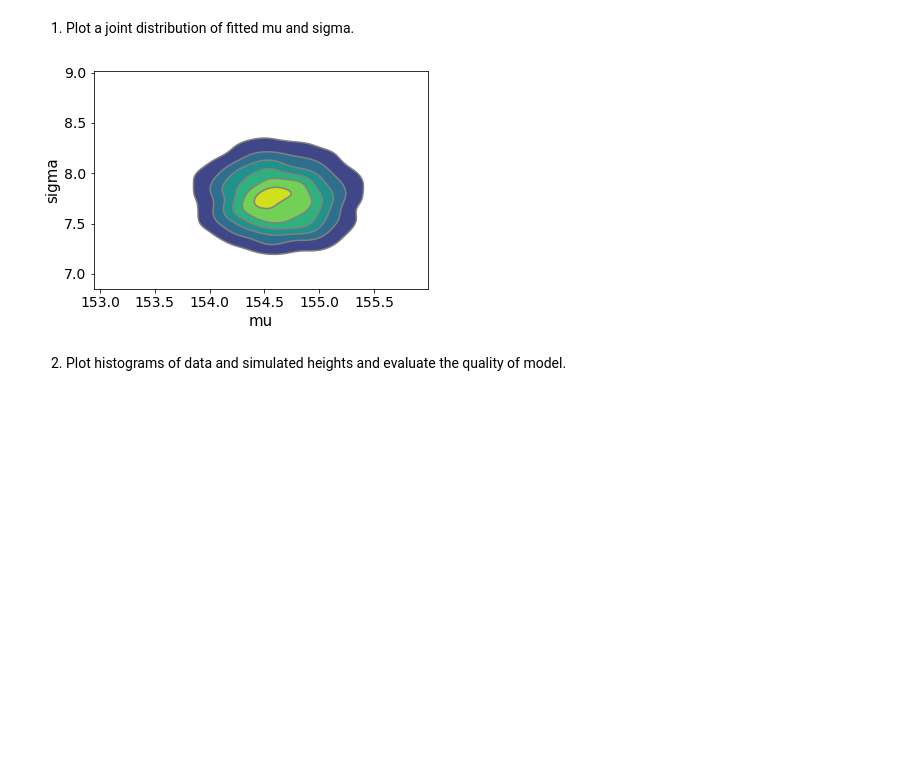
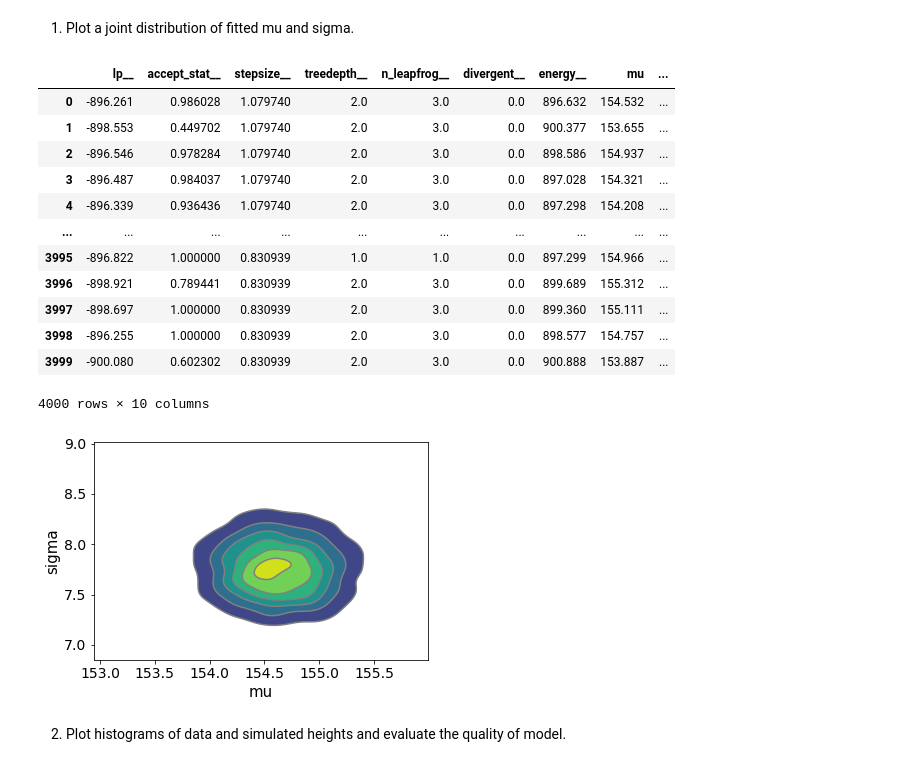
Before and after one commit to DanieloSendi/LaboratoryClasses_Data_Analitycs, a Jupyter notebook: Lab_4_Linear_models_modelling_height_of_Kung_people/Lab_4_Linear_models_modelling_height_of_Kung.ipynb, the cells around one changed output. Saved outputs shown, nothing was run; the diff lists cells and outputs as text; code cells hidden in the pictures; blank space fills up the shorter version.

```diff
--- a/Lab_4_Linear_models_modelling_height_of_Kung_people/Lab_4_Linear_models_modelling_height_of_Kung.ipynb
+++ b/Lab_4_Linear_models_modelling_height_of_Kung_people/Lab_4_Linear_models_modelling_height_of_Kung.ipynb
@@ -164,15 +162,28 @@ INFO:cmdstanpy:CmdStan done processing.
 1. Plot a joint distribution of fitted mu and sigma.
 # %%
 df = fit.draws_pd()
-# display(df)
+display(df)
 mu = df['mu']
 sigma = df['sigma']
 height = df['height']
 
 data = az.convert_to_dataset({'mu': mu, 'sigma': sigma}) # create an instance of the `InferenceData` object
 az.plot_pair(data, kind='kde')
 plt.show()
 # %% [output]
+|  | lp__ | accept_stat__ | stepsize__ | treedepth__ | n_leapfrog__ | divergent__ | energy__ | mu | ... |
+| 0 | -896.261 | 0.986028 | 1.079740 | 2.0 | 3.0 | 0.0 | 896.632 | 154.532 | ... |
+| 1 | -898.553 | 0.449702 | 1.079740 | 2.0 | 3.0 | 0.0 | 900.377 | 153.655 | ... |
+| 2 | -896.546 | 0.978284 | 1.079740 | 2.0 | 3.0 | 0.0 | 898.586 | 154.937 | ... |
+| 3 | -896.487 | 0.984037 | 1.079740 | 2.0 | 3.0 | 0.0 | 897.028 | 154.321 | ... |
+| 4 | -896.339 | 0.936436 | 1.079740 | 2.0 | 3.0 | 0.0 | 897.298 | 154.208 | ... |
+| ... | ... | ... | ... | ... | ... | ... | ... | ... | ... |
+| 3995 | -896.822 | 1.000000 | 0.830939 | 1.0 | 1.0 | 0.0 | 897.299 | 154.966 | ... |
+| 3996 | -898.921 | 0.789441 | 0.830939 | 2.0 | 3.0 | 0.0 | 899.689 | 155.312 | ... |
+| 3997 | -898.697 | 1.000000 | 0.830939 | 2.0 | 3.0 | 0.0 | 899.360 | 155.111 | ... |
+| 3998 | -896.255 | 1.000000 | 0.830939 | 2.0 | 3.0 | 0.0 | 898.577 | 154.757 | ... |
+| 3999 | -900.080 | 0.602302 | 0.830939 | 2.0 | 3.0 | 0.0 | 900.888 | 153.887 | ... |
+4000 rows × 10 columns
 [figure]
 # %% [markdown]
 2. Plot histograms of data and simulated heights and evaluate the quality of model.
```
Also changed, not shown: parts of 3 cells of this notebook.
